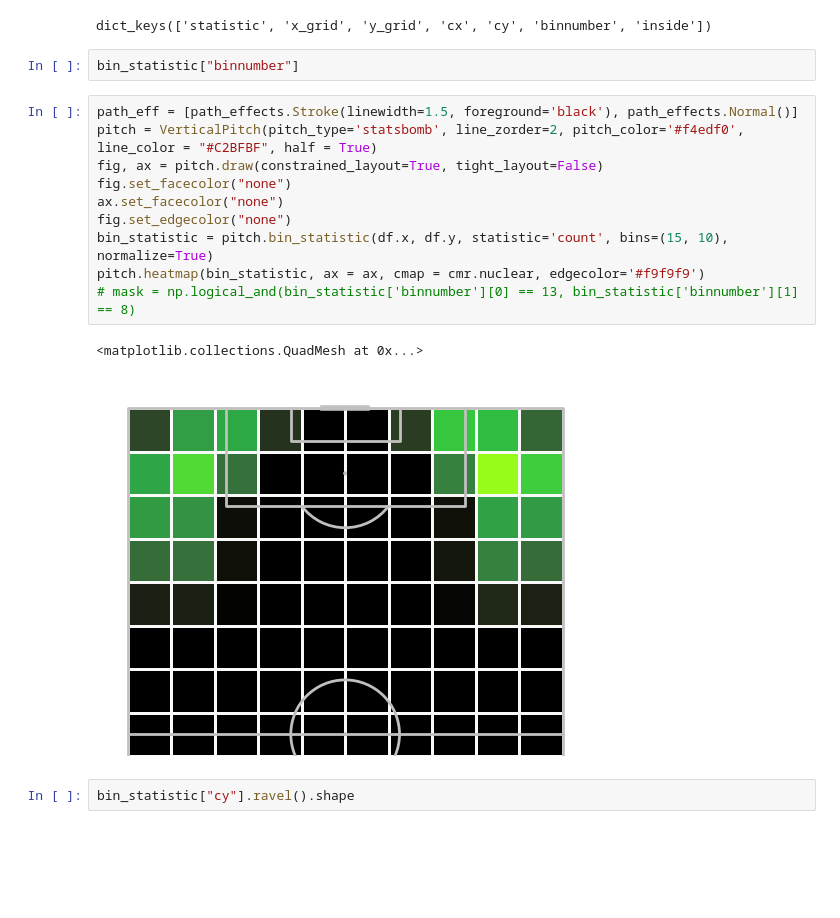
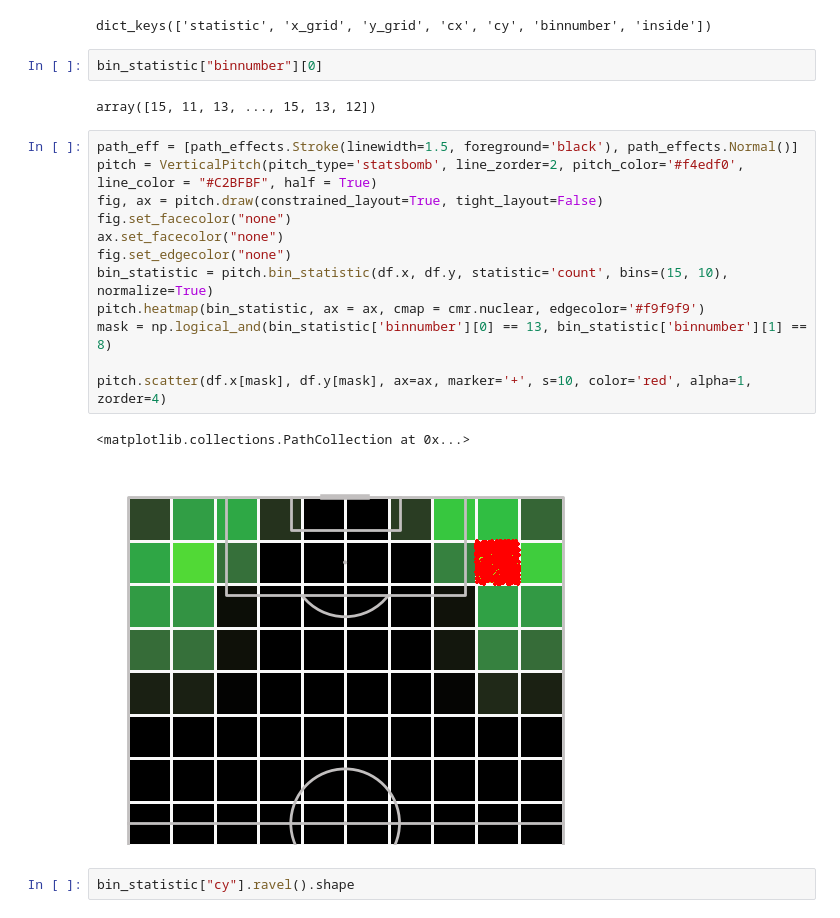
Before and after one commit to Nathan7128/Stage-CF63, a Jupyter notebook: test.ipynb, the cells around one changed output. Saved outputs shown, nothing was run; the diff lists cells and outputs as text; blank space fills up the shorter version.

Commit message:
V1 de heatmap centre finito

```diff
--- a/test.ipynb
+++ b/test.ipynb
@@ -14,20 +26,24 @@ bin_statistic.keys()
 # %% [output]
 dict_keys(['statistic', 'x_grid', 'y_grid', 'cx', 'cy', 'binnumber', 'inside'])
 # %%
-bin_statistic["binnumber"]
+bin_statistic["binnumber"][0]
+# %% [output]
+array([15, 11, 13, ..., 15, 13, 12])
 # %%
 path_eff = [path_effects.Stroke(linewidth=1.5, foreground='black'), path_effects.Normal()]
 pitch = VerticalPitch(pitch_type='statsbomb', line_zorder=2, pitch_color='#f4edf0', line_color = "#C2BFBF", half = True)
 fig, ax = pitch.draw(constrained_layout=True, tight_layout=False)
 fig.set_facecolor("none")
 ax.set_facecolor("none")
 fig.set_edgecolor("none")
 bin_statistic = pitch.bin_statistic(df.x, df.y, statistic='count', bins=(15, 10), normalize=True)
 pitch.heatmap(bin_statistic, ax = ax, cmap = cmr.nuclear, edgecolor='#f9f9f9')
-# mask = np.logical_and(bin_statistic['binnumber'][0] == 13, bin_statistic['binnumber'][1] == 8)
+mask = np.logical_and(bin_statistic['binnumber'][0] == 13, bin_statistic['binnumber'][1] == 8)
+
+pitch.scatter(df.x[mask], df.y[mask], ax=ax, marker='+', s=10, color='red', alpha=1, zorder=4)
 # %% [output]
-<matplotlib.collections.QuadMesh at 0x...>
+<matplotlib.collections.PathCollection at 0x...>
-[figure, old version]
+[figure, new version]
 # %%
 bin_statistic["cy"].ravel().shape
 # %% [output]
```
Also changed, not shown: parts of 1 cell of this notebook, 2 other files.
